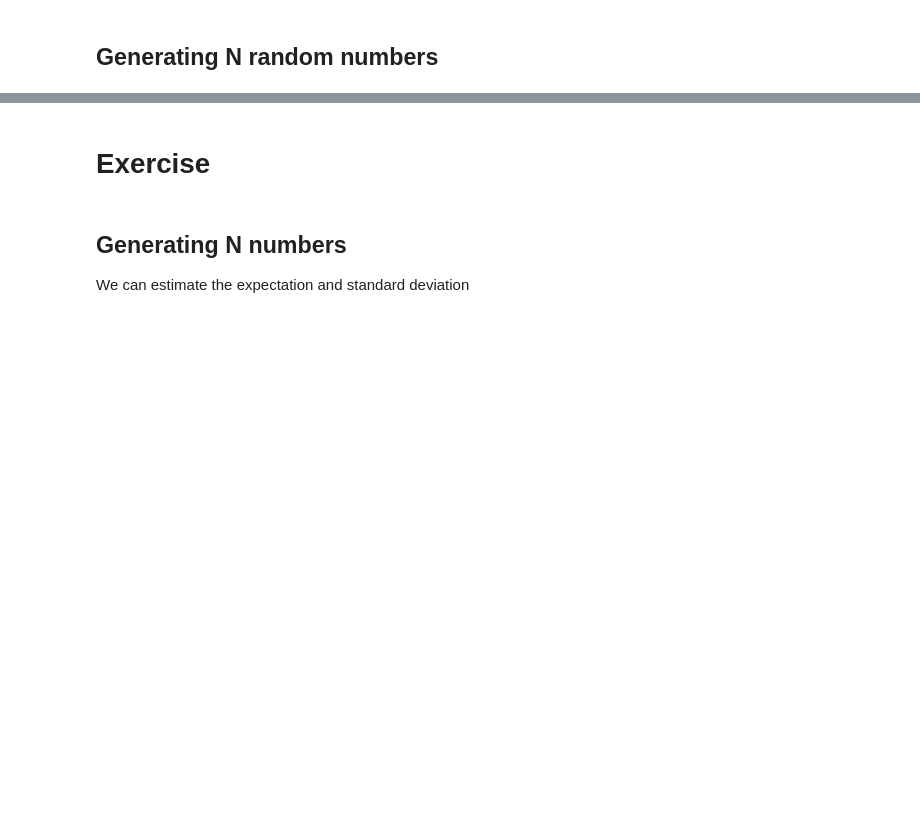
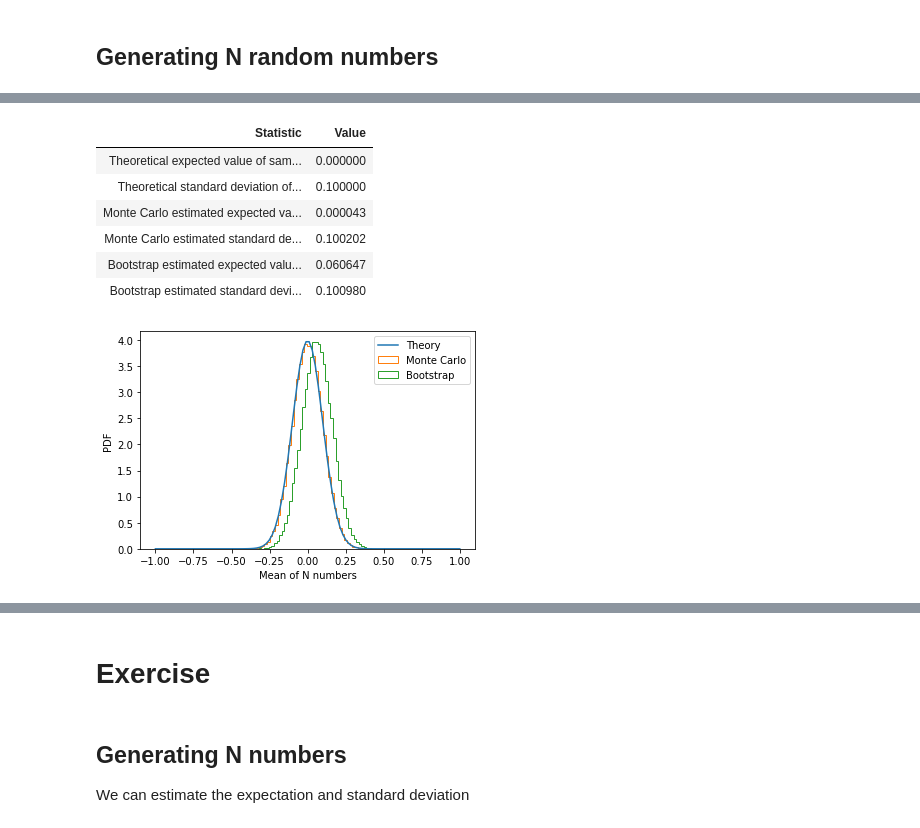
Before and after one commit to lhprojects/blog, a Jupyter notebook: _posts/JupyterNotebooks/bootstrap.ipynb, the cells around one changed output, grey strips where cells are left out. Saved outputs shown, nothing was run; the diff lists cells and outputs as text; code cells hidden in the pictures; blank space fills up the shorter version.

```diff
--- a/_posts/JupyterNotebooks/bootstrap.ipynb
+++ b/_posts/JupyterNotebooks/bootstrap.ipynb
@@ -81,0 +145,48 @@ the       stdev of [mean of N numbers] (bootstrap sampling) 0.10097970829675619
+# %%
+# calculate theoretical expected value and standard deviation
+np.random.seed(234)
+th_mean = 0
+th_stddev = 1/np.sqrt(N)
+
+# perform Monte Carlo simulation to estimate expected value and standard deviation
+np.random.seed(234)
+Xs = np.random.randn(100000, N)
+rmeans = np.mean(Xs, axis=1)
+rmean = np.mean(rmeans)
+rstddev = np.std(rmeans, ddof=1)
+
+# perform bootstrapping to estimate expected value and standard deviation
+np.random.seed(234)
+sample = np.random.choice(X, size=[100000, N], replace=True)
+bmeans = np.mean(sample, axis=1)
+bmean = np.mean(bmeans)
+bstddev = np.std(bmeans, ddof=1)
+
+# create dataframe with the statistics and values
+df = pd.DataFrame({
+    "Statistic": ["Theoretical expected value of sample mean", "Theoretical standard deviation of sample mean",
+                  "Monte Carlo estimated expected value of sample mean", "Monte Carlo estimated standard deviation of sample mean",
+                  "Bootstrap estimated expected value of sample mean", "Bootstrap estimated standard deviation of sample mean"],
+    "Value": [th_mean, th_stddev, rmean, rstddev, bmean, bstddev]
+})
+
+# display the dataframe using IPython display
+display(HTML(df.to_html(index=False)))
+
+# plot the PDFs
+plt.plot(np.linspace(-1, 1, 100), 1/np.sqrt(2*np.pi)/th_stddev*np.exp(-np.linspace(-1, 1, 100)**2/(2*th_stddev**2)), label="Theory")
+plt.hist(rmeans, density=True, histtype='step', label="Monte Carlo", bins=50)
+plt.hist(bmeans, density=True, histtype='step', label="Bootstrap", bins=50)
+plt.legend()
+plt.xlabel("Mean of N numbers")
+plt.ylabel("PDF")
+plt.show()
+# %% [output]
+| Statistic | Value |
+| Theoretical expected value of sam... | 0.000000 |
+| Theoretical standard deviation of... | 0.100000 |
+| Monte Carlo estimated expected va... | 0.000043 |
+| Monte Carlo estimated standard de... | 0.100202 |
+| Bootstrap estimated expected valu... | 0.060647 |
+| Bootstrap estimated standard devi... | 0.100980 |
+[figure, added]
```
Also changed, not shown: parts of 22 cells of this notebook.
